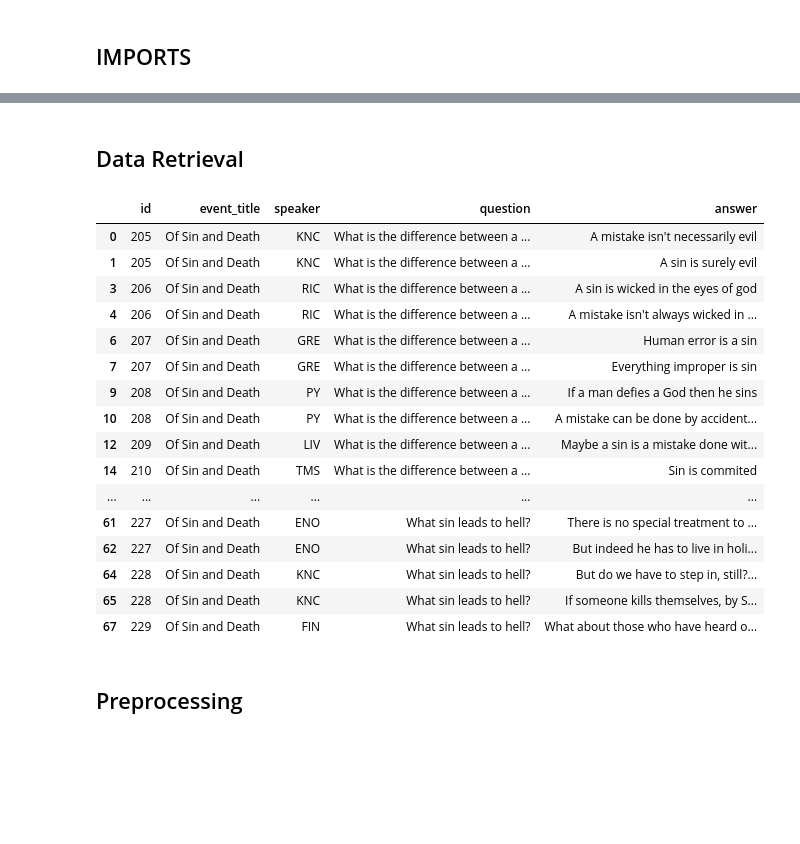
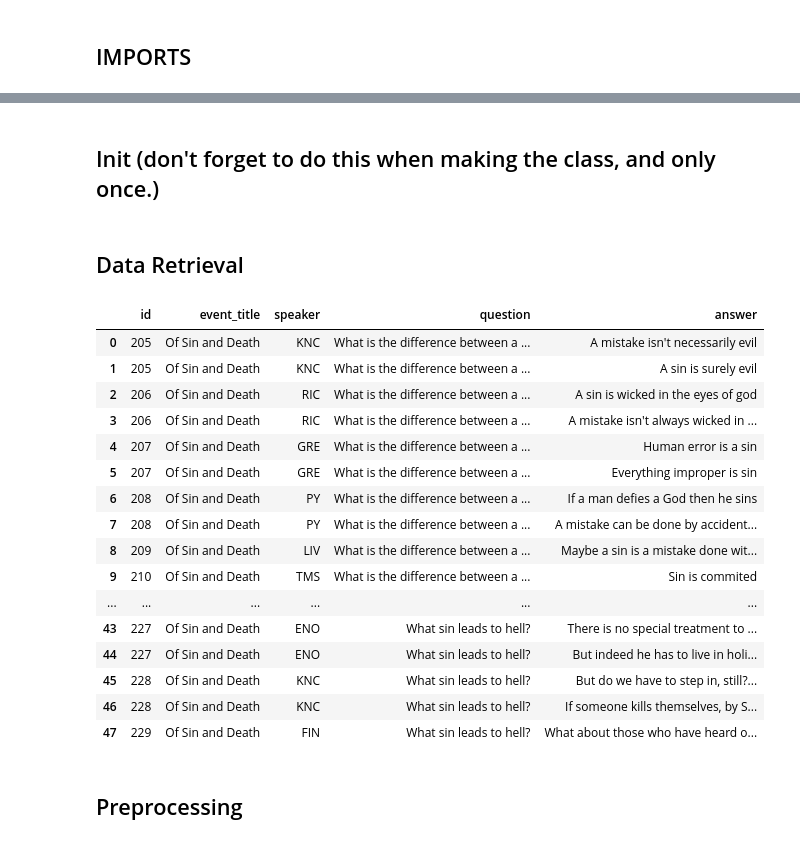
Before and after one commit to peterYudhistira/audio-scribo-comperio-experiments, a Jupyter notebook: Finalized/finalized workflow.ipynb, the cells around one changed output, grey strips where cells are left out. Cells and saved outputs as stored; diff of their text form; code cells hidden in the pictures; blank space fills up the shorter version.

```diff
--- a/Finalized/finalized workflow.ipynb
+++ b/Finalized/finalized workflow.ipynb
@@ -18,0 +17,2 @@ True
+# %% [markdown]
+<h2> Init (don't forget to do this when making the class, and only once.)
@@ -21,37 +26,39 @@ True
 # %%
 # input : DatabaseHandler
 # output : DataFrame
 def GetDF(dh:db.DatabaseHandler, selector: str, eventID: int, splitBySentences: bool = False):
     df = dh.get_recordDataJoinedDF(selector=selector, ID=eventID)
     if splitBySentences:
         # df.set_index('id', inplace=True)
         df['answer'] = df['answer'].str.split('.')
         df = df.explode("answer", True)
-        df = df.drop(df[df["answer"] == ""].index)
+        df.drop(df[df["answer"] == ""].index, inplace=True)
+        df.reset_index(drop=True,inplace=True)
+
     return df
 
 
-# dh = db.DatabaseHandler("testdb.db")  # db connection
-# df = GetDF(dh, "event_id", 19, True)
-# df
+dh = db.DatabaseHandler("testdb.db")  # db connection
+df = GetDF(dh, "event_id", 19, True)
+df
 # %% [output]
 |  | id | event_title | speaker | question | answer |
 | 0 | 205 | Of Sin and Death | KNC | What is the difference between a ... | A mistake isn't necessarily evil |
 | 1 | 205 | Of Sin and Death | KNC | What is the difference between a ... | A sin is surely evil |
-| 3 | 206 | Of Sin and Death | RIC | What is the difference between a ... | A sin is wicked in the eyes of god |
-| 4 | 206 | Of Sin and Death | RIC | What is the difference between a ... | A mistake isn't always wicked in ... |
-| 6 | 207 | Of Sin and Death | GRE | What is the difference between a ... | Human error is a sin |
-| 7 | 207 | Of Sin and Death | GRE | What is the difference between a ... | Everything improper is sin |
-| 9 | 208 | Of Sin and Death | PY | What is the difference between a ... | If a man defies a God then he sins |
-| 10 | 208 | Of Sin and Death | PY | What is the difference between a ... | A mistake can be done by accident... |
-| 12 | 209 | Of Sin and Death | LIV | What is the difference between a ... | Maybe a sin is a mistake done wit... |
-| 14 | 210 | Of Sin and Death | TMS | What is the difference between a ... | Sin is commited |
+| 2 | 206 | Of Sin and Death | RIC | What is the difference between a ... | A sin is wicked in the eyes of god |
+| 3 | 206 | Of Sin and Death | RIC | What is the difference between a ... | A mistake isn't always wicked in ... |
+| 4 | 207 | Of Sin and Death | GRE | What is the difference between a ... | Human error is a sin |
+| 5 | 207 | Of Sin and Death | GRE | What is the difference between a ... | Everything improper is sin |
+| 6 | 208 | Of Sin and Death | PY | What is the difference between a ... | If a man defies a God then he sins |
+| 7 | 208 | Of Sin and Death | PY | What is the difference between a ... | A mistake can be done by accident... |
+| 8 | 209 | Of Sin and Death | LIV | What is the difference between a ... | Maybe a sin is a mistake done wit... |
+| 9 | 210 | Of Sin and Death | TMS | What is the difference between a ... | Sin is commited |
 | ... | ... | ... | ... | ... | ... |
-| 61 | 227 | Of Sin and Death | ENO | What sin leads to hell? | There is no special treatment to ... |
-| 62 | 227 | Of Sin and Death | ENO | What sin leads to hell? | But indeed he has to live in holi... |
-| 64 | 228 | Of Sin and Death | KNC | What sin leads to hell? | But do we have to step in, still?... |
-| 65 | 228 | Of Sin and Death | KNC | What sin leads to hell? | If someone kills themselves, by S... |
-| 67 | 229 | Of Sin and Death | FIN | What sin leads to hell? | What about those who have heard o... |
+| 43 | 227 | Of Sin and Death | ENO | What sin leads to hell? | There is no special treatment to ... |
+| 44 | 227 | Of Sin and Death | ENO | What sin leads to hell? | But indeed he has to live in holi... |
+| 45 | 228 | Of Sin and Death | KNC | What sin leads to hell? | But do we have to step in, still?... |
+| 46 | 228 | Of Sin and Death | KNC | What sin leads to hell? | If someone kills themselves, by S... |
+| 47 | 229 | Of Sin and Death | FIN | What sin leads to hell? | What about those who have heard o... |
 # %% [markdown]
 <h2>Preprocessing</h2>
 # %%
```
Also changed, not shown: parts of 19 cells of this notebook, 2 other files.
